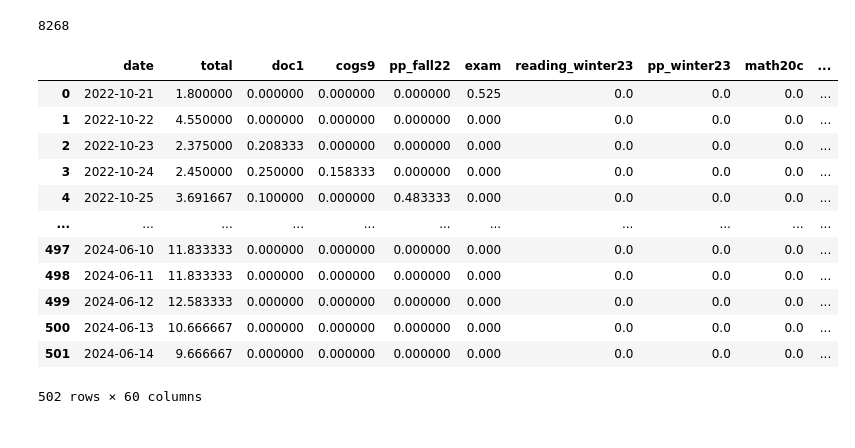
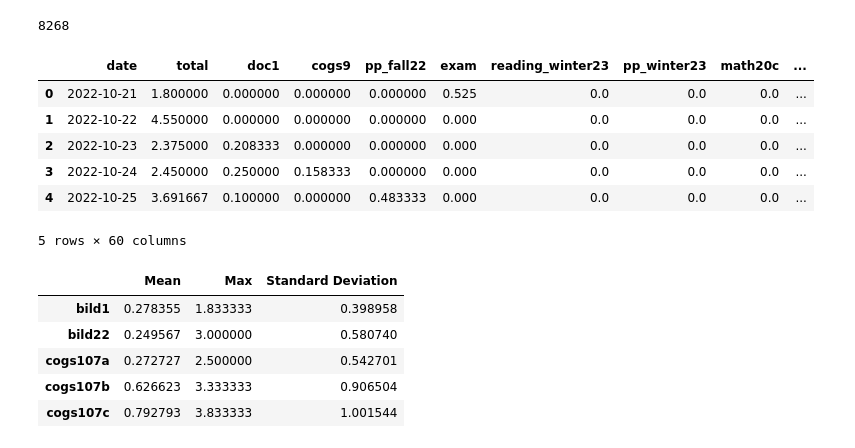
Before and after one commit to KevinBian107/Chatable-Study-Database, a Jupyter notebook: eda.ipynb, the cells around one changed output. Drawn from its saved outputs; the diff is of its cells as text; code cells hidden in the pictures.

Commit message:
add analysis for latest data

```diff
--- a/eda.ipynb
+++ b/eda.ipynb
@@ -98,26 +81,20 @@ len(tokens)
 # %% [output]
 8268
 # %%
-clean_study
+clean_study.head()
 # %% [output]
 |  | date | total | doc1 | cogs9 | pp_fall22 | exam | reading_winter23 | pp_winter23 | math20c | ... |
 | 0 | 2022-10-21 | 1.800000 | 0.000000 | 0.000000 | 0.000000 | 0.525 | 0.0 | 0.0 | 0.0 | ... |
 | 1 | 2022-10-22 | 4.550000 | 0.000000 | 0.000000 | 0.000000 | 0.000 | 0.0 | 0.0 | 0.0 | ... |
 | 2 | 2022-10-23 | 2.375000 | 0.208333 | 0.000000 | 0.000000 | 0.000 | 0.0 | 0.0 | 0.0 | ... |
 | 3 | 2022-10-24 | 2.450000 | 0.250000 | 0.158333 | 0.000000 | 0.000 | 0.0 | 0.0 | 0.0 | ... |
 | 4 | 2022-10-25 | 3.691667 | 0.100000 | 0.000000 | 0.483333 | 0.000 | 0.0 | 0.0 | 0.0 | ... |
-| ... | ... | ... | ... | ... | ... | ... | ... | ... | ... | ... |
-| 497 | 2024-06-10 | 11.833333 | 0.000000 | 0.000000 | 0.000000 | 0.000 | 0.0 | 0.0 | 0.0 | ... |
-| 498 | 2024-06-11 | 11.833333 | 0.000000 | 0.000000 | 0.000000 | 0.000 | 0.0 | 0.0 | 0.0 | ... |
-| 499 | 2024-06-12 | 12.583333 | 0.000000 | 0.000000 | 0.000000 | 0.000 | 0.0 | 0.0 | 0.0 | ... |
-| 500 | 2024-06-13 | 10.666667 | 0.000000 | 0.000000 | 0.000000 | 0.000 | 0.0 | 0.0 | 0.0 | ... |
-| 501 | 2024-06-14 | 9.666667 | 0.000000 | 0.000000 | 0.000000 | 0.000 | 0.0 | 0.0 | 0.0 | ... |
-502 rows × 60 columns
+5 rows × 60 columns
 # %%
 df = clean_study.drop(columns=['total','exam','week'])
 
 # Selecting 77 entries from the start of non-zero values for each column
-relevant_data = pd.DataFrame(index=range(77))  # Empty DataFrame with 77 rows
+relevant_data = pd.DataFrame(index=range(77))
 
 for column in df.columns:
     if df[column].dtype in [np.float64, np.int64]:  # Only apply to numeric columns
@@ -132,13 +109,17 @@ for column in relevant_data.columns:
     if relevant_data[column].dtype in [np.float64, np.int64]:  # Apply only to numeric columns
         statistics[column] = {
             'Mean': relevant_data[column].mean(),
-            'Median': relevant_data[column].median(),
             'Max': relevant_data[column].max(),
-            'Min': relevant_data[column].min(),
             'Standard Deviation': relevant_data[column].std()
         }
 
-# Convert the dictionary to DataFrame for better visualization
-stats_df = pd.DataFrame(statistics).T  # Transpose to get columns as Mean, Median, etc.
-
+stats_df = pd.DataFrame(statistics).T
 stats_df = stats_df.sort_index()
+stats_df.head()
+# %% [output]
+|  | Mean | Max | Standard Deviation |
+| bild1 | 0.278355 | 1.833333 | 0.398958 |
+| bild22 | 0.249567 | 3.000000 | 0.580740 |
+| cogs107a | 0.272727 | 2.500000 | 0.542701 |
+| cogs107b | 0.626623 | 3.333333 | 0.906504 |
+| cogs107c | 0.792793 | 3.833333 | 1.001544 |
```
Also changed, not shown: parts of 32 cells of this notebook, 5 other files.
